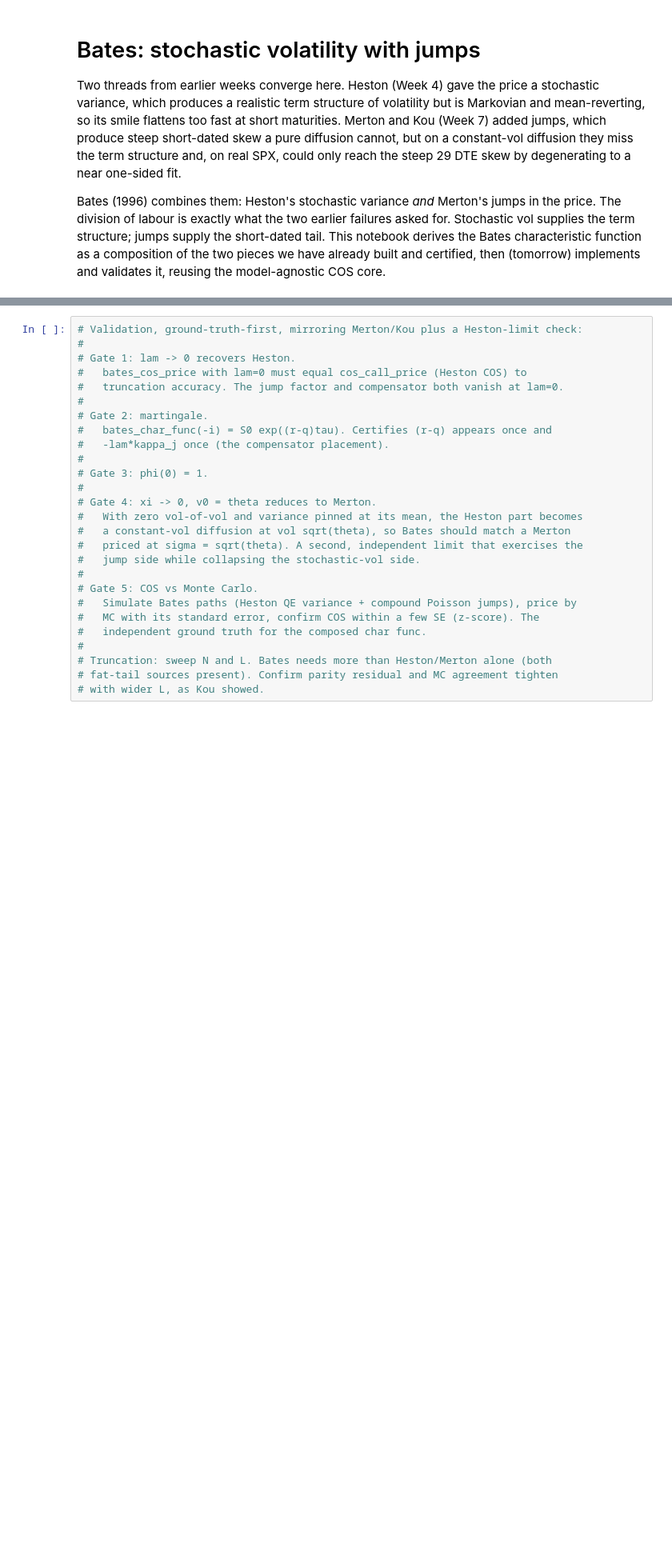
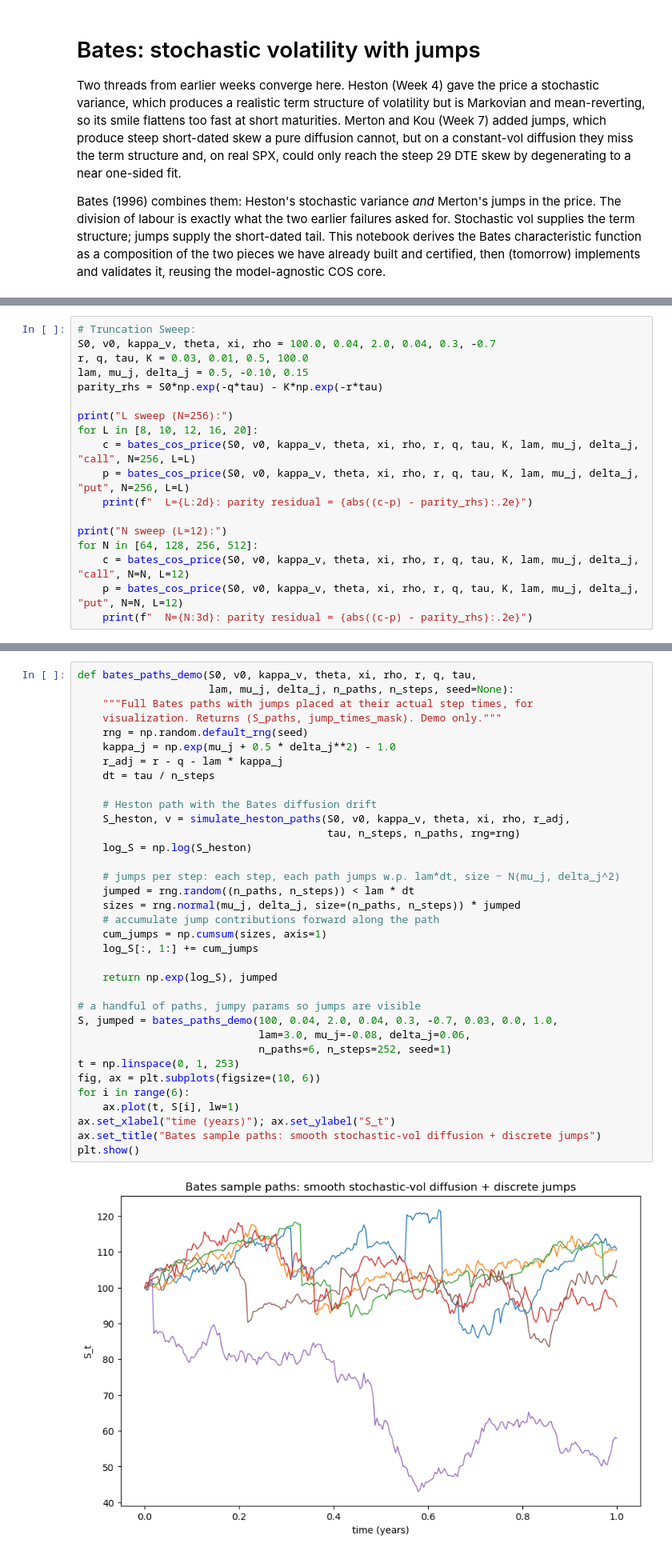
Before and after one commit to Kunvuthi/quant-project, a Jupyter notebook: notebooks/14_bates_model.ipynb, the cells around one changed output, grey strips where cells are left out. Shown at 80% size. Saved outputs shown, nothing was run; the diff lists cells and outputs as text; blank space fills up the shorter version.

Commit message:
Add Bate's model Demo

```diff
--- a/notebooks/14_bates_model.ipynb
+++ b/notebooks/14_bates_model.ipynb
@@ -173,0 +178,18 @@ import matplotlib.pyplot as plt
+# %%
+# Truncation Sweep:
+S0, v0, kappa_v, theta, xi, rho = 100.0, 0.04, 2.0, 0.04, 0.3, -0.7
+r, q, tau, K = 0.03, 0.01, 0.5, 100.0
+lam, mu_j, delta_j = 0.5, -0.10, 0.15
+parity_rhs = S0*np.exp(-q*tau) - K*np.exp(-r*tau)
+
+print("L sweep (N=256):")
+for L in [8, 10, 12, 16, 20]:
+    c = bates_cos_price(S0, v0, kappa_v, theta, xi, rho, r, q, tau, K, lam, mu_j, delta_j, "call", N=256, L=L)
+    p = bates_cos_price(S0, v0, kappa_v, theta, xi, rho, r, q, tau, K, lam, mu_j, delta_j, "put", N=256, L=L)
+    print(f"  L={L:2d}: parity residual = {abs((c-p) - parity_rhs):.2e}")
+
+print("N sweep (L=12):")
+for N in [64, 128, 256, 512]:
+    c = bates_cos_price(S0, v0, kappa_v, theta, xi, rho, r, q, tau, K, lam, mu_j, delta_j, "call", N=N, L=12)
+    p = bates_cos_price(S0, v0, kappa_v, theta, xi, rho, r, q, tau, K, lam, mu_j, delta_j, "put", N=N, L=12)
+    print(f"  N={N:3d}: parity residual = {abs((c-p) - parity_rhs):.2e}")
@@ -174,27 +243,37 @@ import matplotlib.pyplot as plt
 # %%
-# Validation, ground-truth-first, mirroring Merton/Kou plus a Heston-limit check:
-#
-# Gate 1: lam -> 0 recovers Heston.
-#   bates_cos_price with lam=0 must equal cos_call_price (Heston COS) to
-#   truncation accuracy. The jump factor and compensator both vanish at lam=0.
-#
-# Gate 2: martingale.
-#   bates_char_func(-i) = S0 exp((r-q)tau). Certifies (r-q) appears once and
-#   -lam*kappa_j once (the compensator placement).
-#
-# Gate 3: phi(0) = 1.
-#
-# Gate 4: xi -> 0, v0 = theta reduces to Merton.
-#   With zero vol-of-vol and variance pinned at its mean, the Heston part becomes
-#   a constant-vol diffusion at vol sqrt(theta), so Bates should match a Merton
-#   priced at sigma = sqrt(theta). A second, independent limit that exercises the
-#   jump side while collapsing the stochastic-vol side.
-#
-# Gate 5: COS vs Monte Carlo.
-#   Simulate Bates paths (Heston QE variance + compound Poisson jumps), price by
-#   MC with its standard error, confirm COS within a few SE (z-score). The
-#   independent ground truth for the composed char func.
-#
-# Truncation: sweep N and L. Bates needs more than Heston/Merton alone (both
-# fat-tail sources present). Confirm parity residual and MC agreement tighten
-# with wider L, as Kou showed.
+def bates_paths_demo(S0, v0, kappa_v, theta, xi, rho, r, q, tau,
+                     lam, mu_j, delta_j, n_paths, n_steps, seed=None):
+    """Full Bates paths with jumps placed at their actual step times, for
+    visualization. Returns (S_paths, jump_times_mask). Demo only."""
+    rng = np.random.default_rng(seed)
+    kappa_j = np.exp(mu_j + 0.5 * delta_j**2) - 1.0
+    r_adj = r - q - lam * kappa_j
+    dt = tau / n_steps
+
+    # Heston path with the Bates diffusion drift
+    S_heston, v = simulate_heston_paths(S0, v0, kappa_v, theta, xi, rho, r_adj,
+                                        tau, n_steps, n_paths, rng=rng)
+    log_S = np.log(S_heston)
+
+    # jumps per step: each step, each path jumps w.p. lam*dt, size ~ N(mu_j, delta_j^2)
+    jumped = rng.random((n_paths, n_steps)) < lam * dt
+    sizes = rng.normal(mu_j, delta_j, size=(n_paths, n_steps)) * jumped
+    # accumulate jump contributions forward along the path
+    cum_jumps = np.cumsum(sizes, axis=1)
+    log_S[:, 1:] += cum_jumps
+
+    return np.exp(log_S), jumped
+
+# a handful of paths, jumpy params so jumps are visible
+S, jumped = bates_paths_demo(100, 0.04, 2.0, 0.04, 0.3, -0.7, 0.03, 0.0, 1.0,
+                             lam=3.0, mu_j=-0.08, delta_j=0.06,
+                             n_paths=6, n_steps=252, seed=1)
+t = np.linspace(0, 1, 253)
+fig, ax = plt.subplots(figsize=(10, 6))
+for i in range(6):
+    ax.plot(t, S[i], lw=1)
+ax.set_xlabel("time (years)"); ax.set_ylabel("S_t")
+ax.set_title("Bates sample paths: smooth stochastic-vol diffusion + discrete jumps")
+plt.show()
+# %% [output]
+[figure, added]
```
Also changed, not shown: parts of 7 cells of this notebook.
